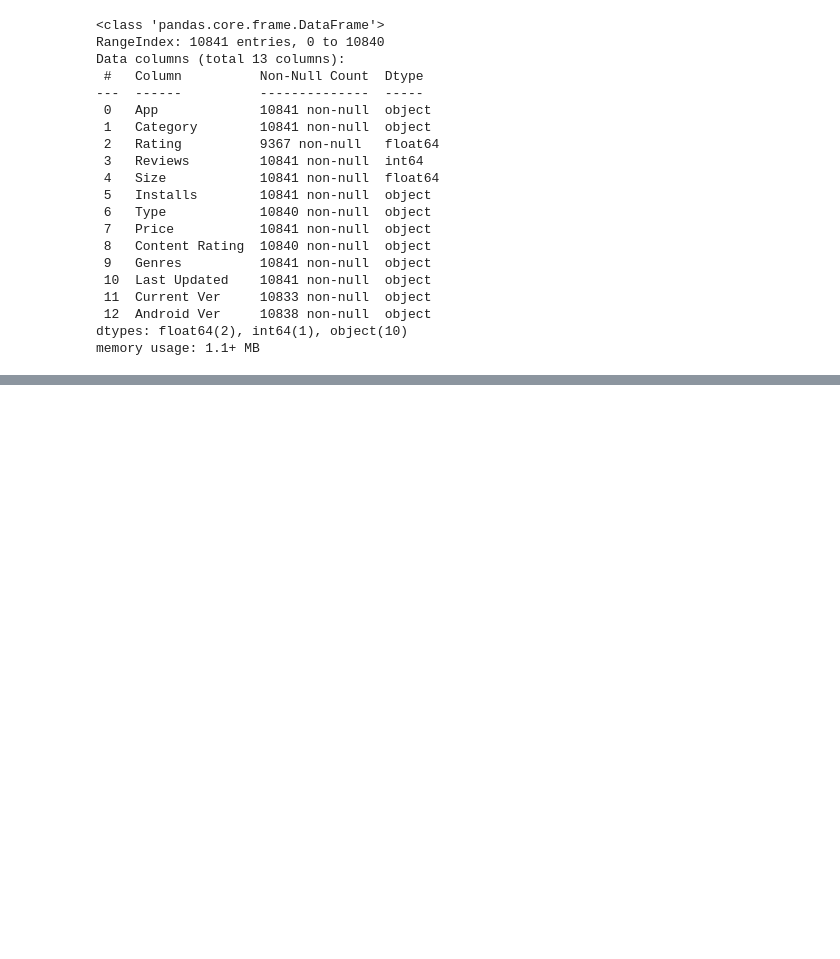
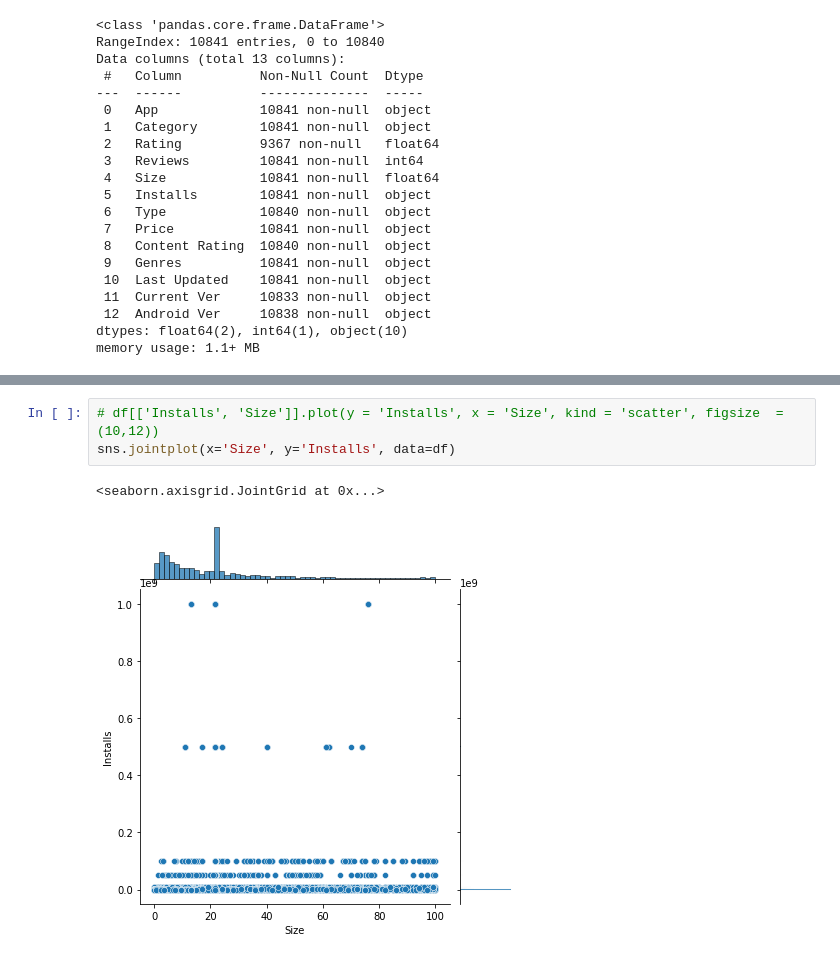
Before and after one commit to BharatSingla12/Play-Store-App-Review-Analysis-EDA-, a Jupyter notebook: Play_Store_App_Review_Analysis_Capstone_Project.ipynb, the cells around one changed output, grey strips where cells are left out. Cells and saved outputs as stored; diff of their text form; blank space fills up the shorter version.

```diff
--- a/Play_Store_App_Review_Analysis_Capstone_Project.ipynb
+++ b/Play_Store_App_Review_Analysis_Capstone_Project.ipynb
@@ -402,0 +529,6 @@ df
+# %%
+# df[['Installs', 'Size']].plot(y = 'Installs', x = 'Size', kind = 'scatter', figsize  = (10,12))
+sns.jointplot(x='Size', y='Installs', data=df)
+# %% [output]
+<seaborn.axisgrid.JointGrid at 0x...>
+[figure, added]
```
Also changed, not shown: parts of 26 cells of this notebook.
